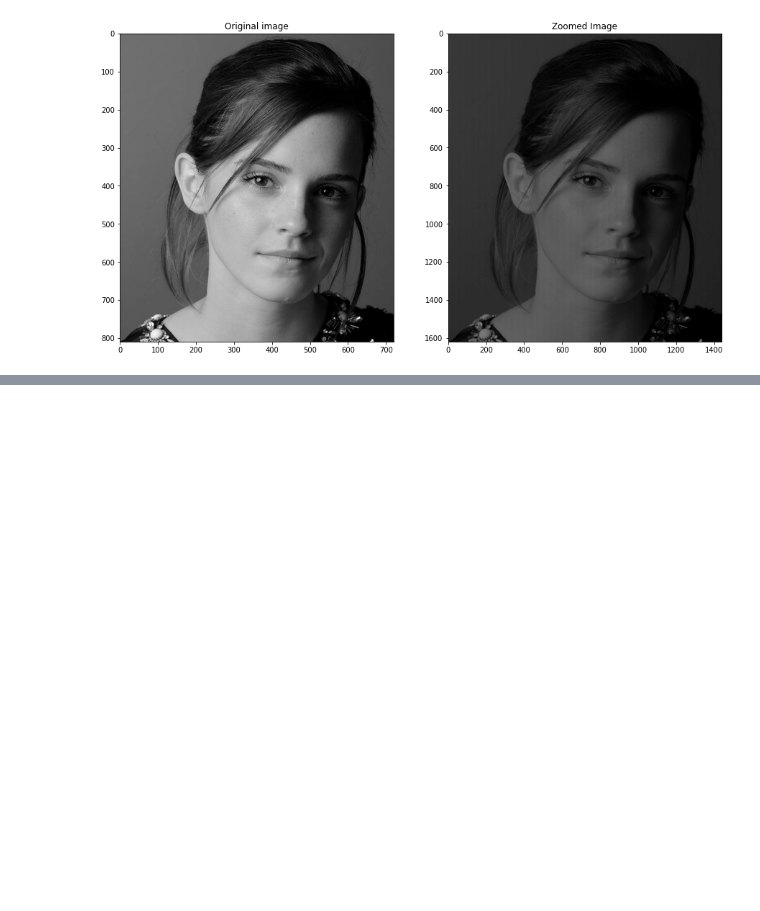
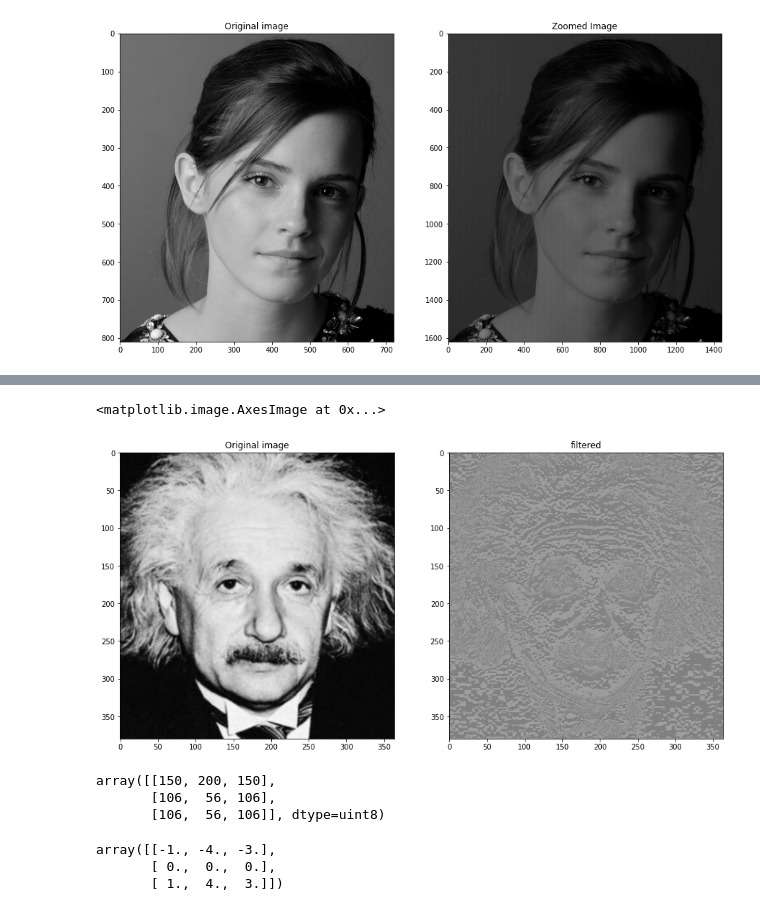
Before and after one commit to induwarasenadheera/EN2550---Fundamental-of-Image-Processing, a Jupyter notebook: assignment 1.ipynb, the cells around one changed output, grey strips where cells are left out. Cells and saved outputs as stored; diff of their text form; code cells hidden in the pictures; blank space fills up the shorter version.

```diff
--- a/assignment 1.ipynb
+++ b/assignment 1.ipynb
@@ -284,0 +291,63 @@ np.amin(zoomed)
+# %%
+import cv2 as cv
+import numpy as np
+import matplotlib.pyplot as plt
+
+img = cv.imread(r"./Images/einstein.png", cv.IMREAD_GRAYSCALE)#.astype(np.float32)
+assert img is not None
+sobel_v = np.array([[-1,-2,-1],[0,0,0],[1,2,1]])# dtype = np.float32)
+
+def padding(arr,pad_width):
+    out=np.append(arr,np.zeros((pad_width,arr.shape[1])),axis=0)
+    out=np.append(np.zeros((pad_width,arr.shape[1])),out,axis=0)
+    out=np.append(np.zeros((out.shape[0],pad_width)),out,axis=1)
+    out=np.append(out,np.zeros((out.shape[0],pad_width)),axis=1)
+    return out
+def filt2d(img,fil):
+    pad_width=fil.shape[0]//2
+    pad_img=padding(img,pad_width)
+    width=pad_img.shape[0]
+    height=pad_img.shape[1]
+    out=np.zeros((img.shape[0],img.shape[1]),dtype=im.dtype)
+    for r in range(pad_width,width-pad_width):
+        for c in range(pad_width,height-pad_width):
+            concat=pad_img[r-pad_width:r+pad_width+1,c-pad_width:c+pad_width+1]
+            #print(concat.shape,r-pad_width,r+pad_width)
+            out[r-pad_width,c-pad_width]=int(np.sum(concat*fil))
+    return out
+
+out=filt2d(img,sobel_v)
+cv.namedWindow('Original',cv.WINDOW_AUTOSIZE)
+cv.imshow('Original',img)
+cv.waitKey(0)
+
+cv.namedWindow('Zoomed',cv.WINDOW_AUTOSIZE)
+cv.imshow('Zoomed',out)
+cv.waitKey(0)
+cv.destroyAllWindows()
+
+ig,ax=plt.subplots(1,2,figsize=(15,11))
+ax[0].imshow(img,"gray")
+ax[0].set_title('Original image')
+#ax[0].set_xticks([]), ax[0].set_yticks([])
+ax[1].set_title('filtered')
+#ax[1].imshow(out,"gray")
+ax[1].imshow(out,cmap= 'gray',vmin=-1020, vmax=1020)
+# %% [output]
+<matplotlib.image.AxesImage at 0x...>
+[figure, added]
+# %%
+sobel_v = np.array([[-1,-2,-1],[0,0,0],[1,2,1]], dtype = np.float32)
+sobel_h = np.array([[100,100,100],[50,50,50],[50,50,50]], dtype = 'float')
+#np.convolve(sobel_v,sobel_h)
+filt2d(sobel_h,sobel_v)
+# %% [output]
+array([[150, 200, 150],
+       [106,  56, 106],
+       [106,  56, 106]], dtype=uint8)
+# %%
+sobel_v*[1,2,3]
+# %% [output]
+array([[-1., -4., -3.],
+       [ 0.,  0.,  0.],
+       [ 1.,  4.,  3.]])
```
Also changed, not shown: parts of 3 cells of this notebook.
